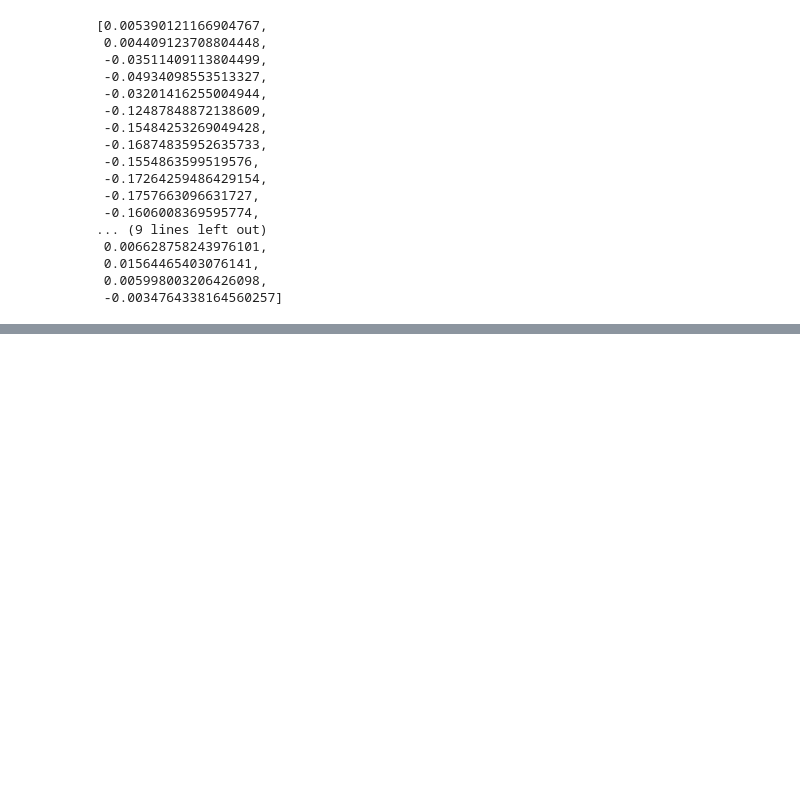
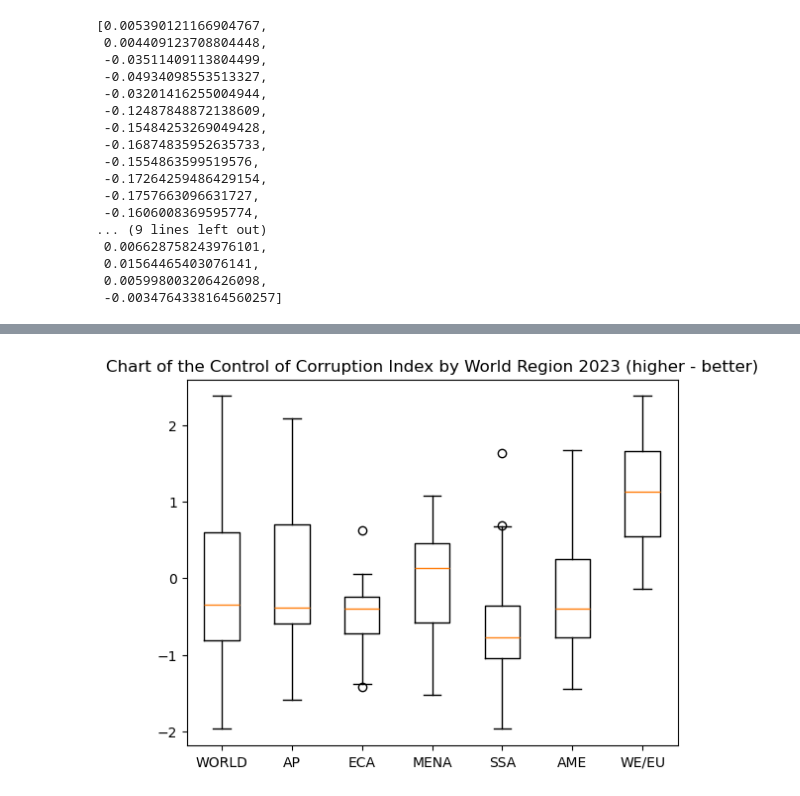
Before and after one commit to The-Humble-Guy/mlassignments, a Jupyter notebook: notebooks/A1_IU21_Kutsenko_1_1_3.ipynb, the cells around one changed output, grey strips where cells are left out. Cells and saved outputs as stored; diff of their text form; code cells hidden in the pictures; blank space fills up the shorter version.

```diff
--- a/notebooks/A1_IU21_Kutsenko_1_1_3.ipynb
+++ b/notebooks/A1_IU21_Kutsenko_1_1_3.ipynb
@@ -475,2 +507,9 @@ country_min
 # %% [output]
 ['Korea, Dem. Rep.']
+# %%
+# Найдем страну, наиболее близкую к среднему значению
+# Так как значение среднее арифметическое, то оно, вероятно, не попадет точно в какую-то страну
+# Но мы знаем среднее значение за 2023 год
+# Тогда мы можем найти минимальный модуль разности среди всех стран - та страна и будет наиболее близкой к среднему арифметическому
+mean_country = abs(asia_pacific_cc_2023_data - asia_pacific_cc_2023['mean']).sort_values().index[0]
+mean_country
@@ -499,0 +704,12 @@ asia_pacific_means_1996_2023
+# %%
+# Подготовим данные для графика
+regions_data = {}
+for region_code in regions_frame['Region'].unique():
+    region_countries = regions_frame.query(f'Region == "{region_code}"').filter(items=['Country', 'Region'])
+    region_frame = dataset_frame[dataset_frame.countryname.isin(region_countries.Country)]\
+                       .query(f'indicator == "cc" and year == {last_year}')\
+                       .dropna()\
+                       .filter(items=['countryname', 'estimate'])\
+                       .set_index('countryname')
+    regions_data[region_code] = region_frame['estimate'].to_numpy()
+regions_data
@@ -499,0 +734,16 @@ asia_pacific_means_1996_2023
+# %%
+# Рисуем диаграмму размаха
+
+world = np.concatenate(list(regions_data.values()))
+
+data = [world]
+labels = ['WORLD']
+for key in regions_data:
+    data.append(regions_data[f'{key}'])
+    labels.append(f'{key}')
+
+plt.boxplot(data, labels=labels)
+plt.title('Chart of the Control of Corruption Index by World Region 2023 (higher - better)')
+plt.show()
+# %% [output]
+[figure, added]
```
Also changed, not shown: parts of 18 cells of this notebook.
